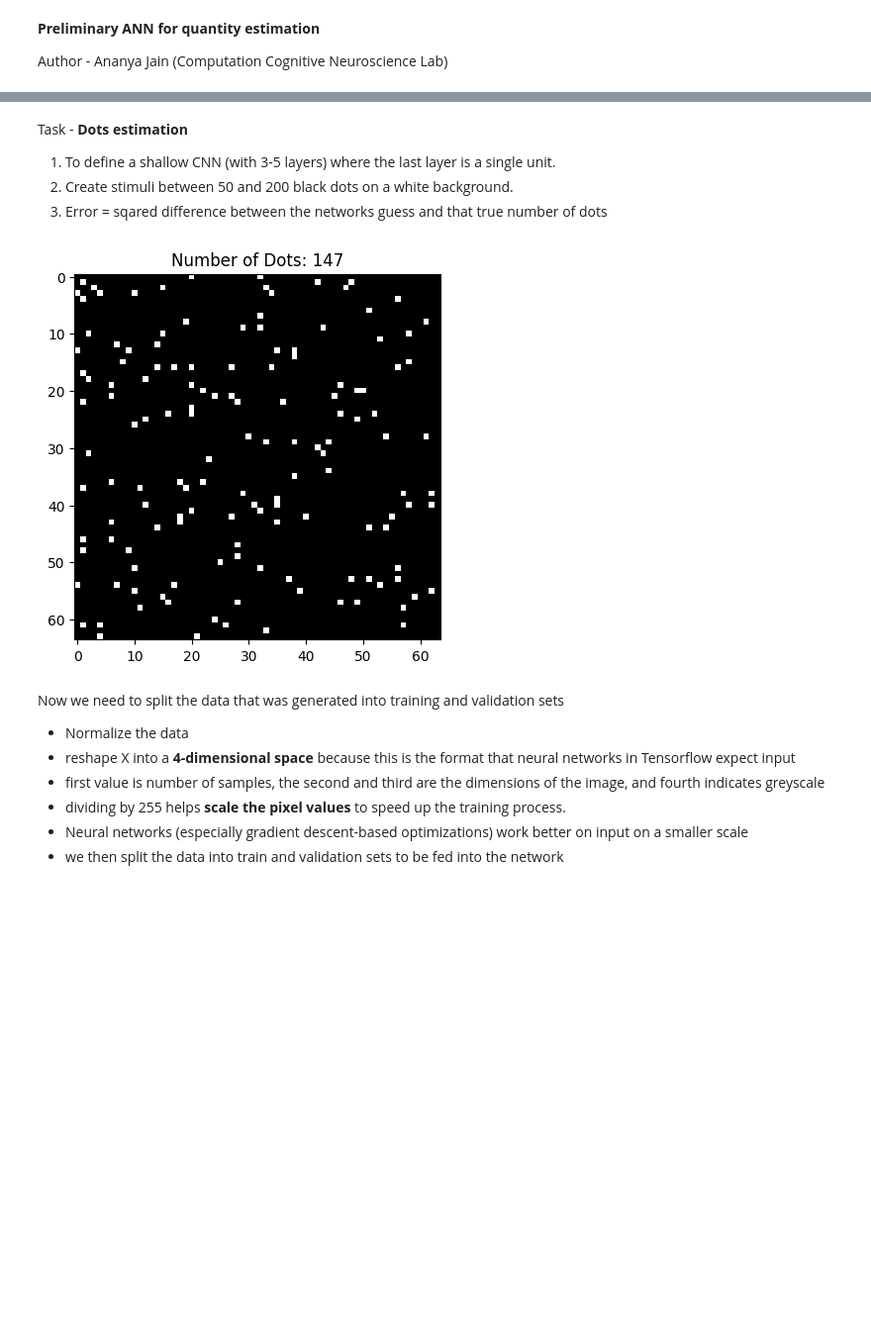
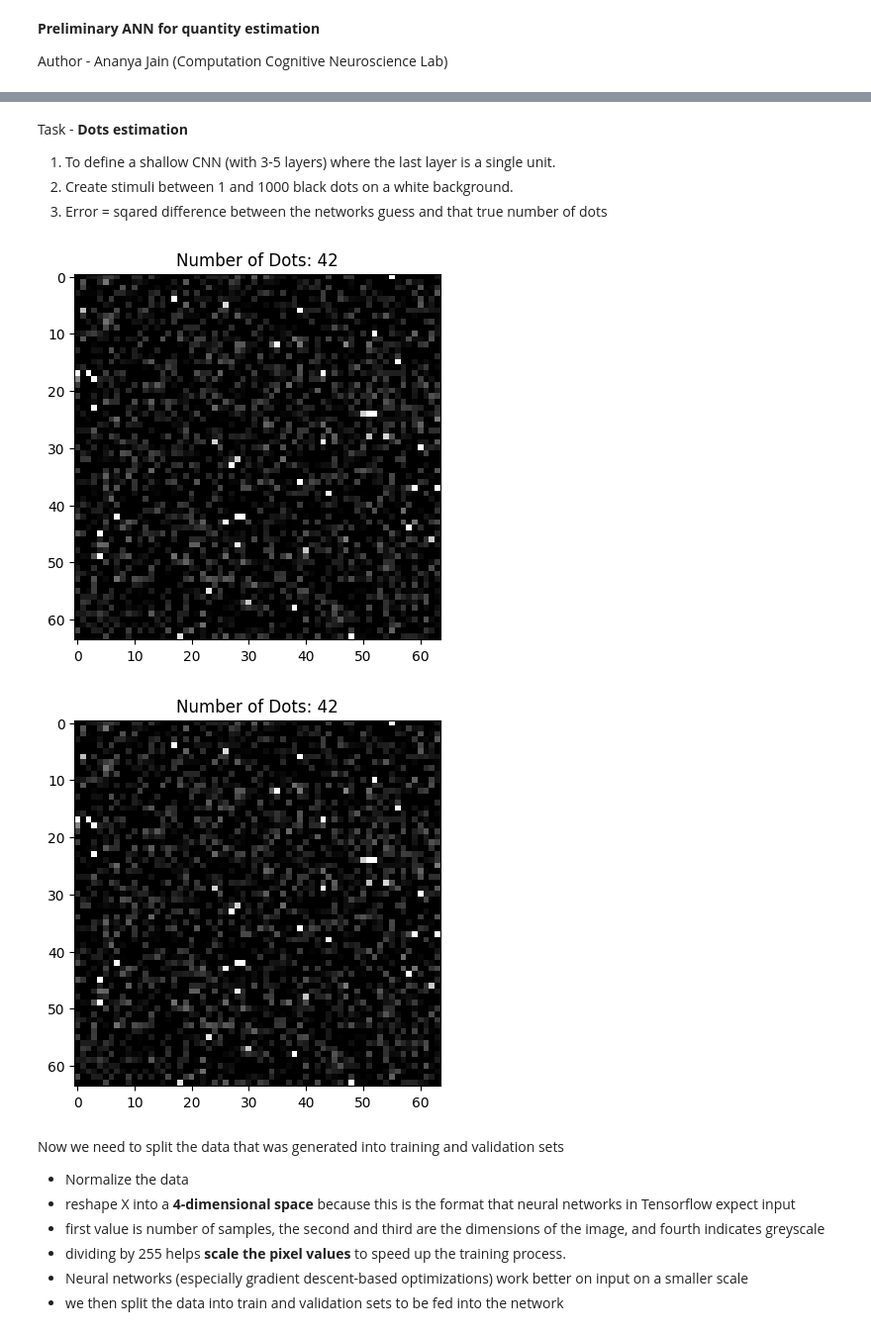
Before and after one commit to ananyajaingt/Quantity-Estimation-ANNs, a Jupyter notebook: Quantitiy_estimation_ANNs.ipynb, the cells around one changed output, grey strips where cells are left out. Shown at 99% size. Cells and saved outputs as stored; diff of their text form; code cells hidden in the pictures; blank space fills up the shorter version.

Commit message:
Added Gaussian noise and increased range of dots

```diff
--- a/Quantitiy_estimation_ANNs.ipynb
+++ b/Quantitiy_estimation_ANNs.ipynb
@@ -25,49 +5,61 @@ Requirement already satisfied: oauthlib>=3.0.0 in /usr/local/lib/python3.10/dist
 # %% [markdown]
 Task - **Dots estimation**
 1. To define a shallow CNN (with 3-5 layers) where the last layer is a single unit.
-2. Create stimuli between 50 and 200 black dots on a white background.
+2. Create stimuli between 1 and 1000 black dots on a white background.
 3. Error = sqared difference between the networks guess and that true number of dots
 # %%
 import numpy as np
 from sklearn.model_selection import train_test_split
 import matplotlib.pyplot as plt
 from tensorflow.keras.utils import to_categorical
 from tensorflow.keras.models import Sequential
 from tensorflow.keras.callbacks import EarlyStopping
 from tensorflow.keras.layers import Conv2D, MaxPooling2D, Flatten, Dense, Dropout, BatchNormalization
 from sklearn.model_selection import train_test_split
 from tensorflow.keras.regularizers import l2
 
-def generate_data(num_samples, img_size=64, min_dots=50, max_dots=200):
-    # numpy is used for array manipulation
-    # generate X with num_samples elements each of size (img_size * img_size). Instantiates this to zero
-    # generate Y with num_samples elements each of size 1 and isntantiate them to zero.
-    X = np.zeros((num_samples, img_size, img_size))
-    Y = np.zeros((num_samples, 1))
-    # specify dots and classes
-    # 3 classes - 10, 20, 30 labels as 1, 2, 3 - specify labels beforehand
+def generate_data(num_samples, img_size=64, min_dots=1, max_dots=1000, gamma=30):
+    X = np.zeros((num_samples, img_size, img_size), dtype=np.float32)
+    Y = np.zeros((num_samples, 1), dtype=np.float32)
 
     for i in range(num_samples):
-
-        # randomly generating number of dots between 50 and 201 exclusive
         num_dots = np.random.randint(min_dots, max_dots + 1)
         Y[i] = num_dots
 
         for _ in range(num_dots):
             x, y = np.random.randint(0, img_size, 2)
-            X[i, x, y] = 1
+            X[i, x, y] = 255  # Marking the dot
+
+    # Adding Gaussian noise
+    noise = np.random.normal(0, gamma, X.shape)
+    X += noise
+    # Make sure the values to remain within valid grayscale range
+    X = np.clip(X, 0, 255)
 
     return X, Y
 
-# Generate data set for the CNN
-X, Y = generate_data(5000)
+# Generate dataset with noise
+X, Y = generate_data(5000, gamma=40)
+
+# Visualize an example with noise
+plt.imshow(X[0], cmap='gray')
+plt.title(f'Number of Dots: {int(Y[0])}')
+plt.show()
+
+# Normalizing the pixel values
+X = X.reshape(-1, 64, 64, 1) / 255.0
+
+# Split the data
+X_train, X_val, Y_train, Y_val = train_test_split(X, Y, test_size=0.2, random_state=42)
+
 
 # Visualize an example using matplotlib
 plt.imshow(X[0], cmap='gray')
 plt.title(f'Number of Dots: {int(Y[0])}')
 plt.show()
 # %% [output]
-[figure, old version]
+[figure, new version]
+[figure, added]
 # %% [markdown]
 Now we need to split the data that was generated into training and validation sets
 * Normalize the data
```
Also changed, not shown: parts of 7 cells of this notebook.
